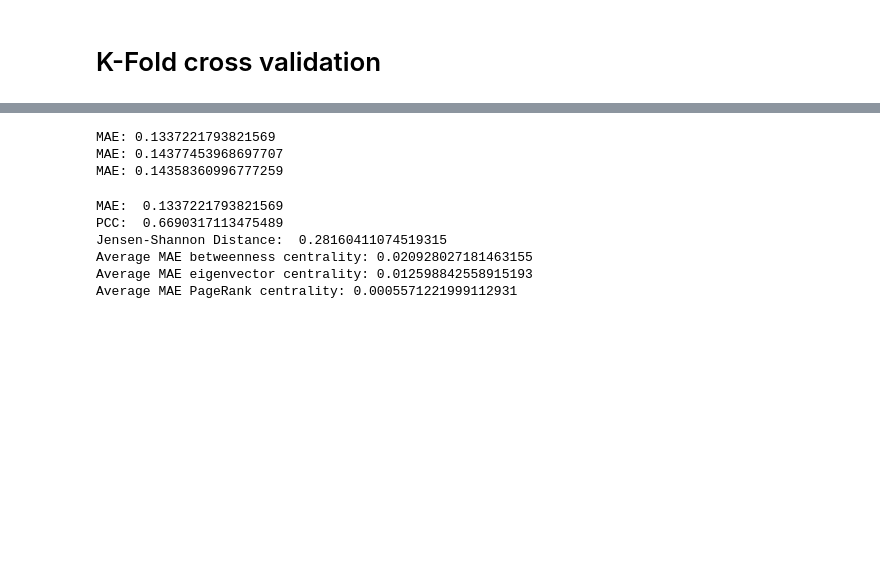
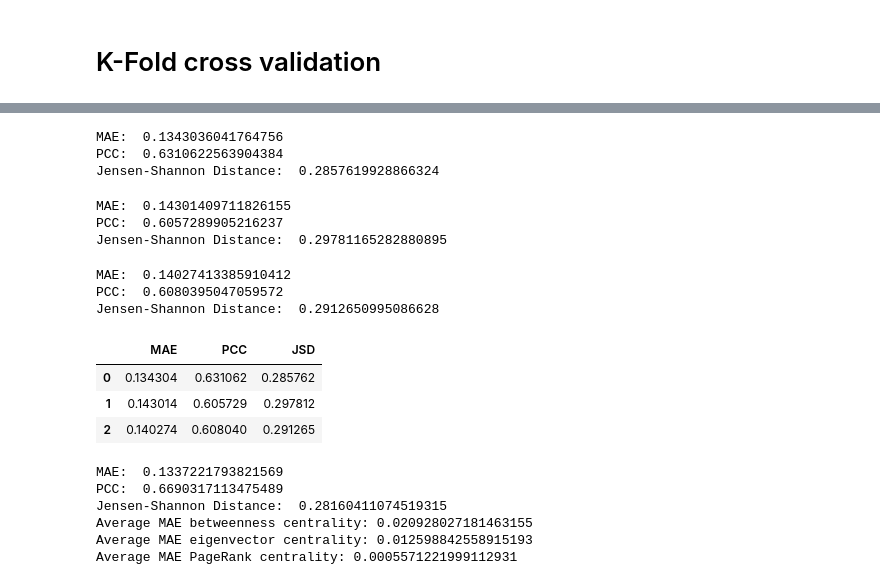
Before and after one commit to Jack47744/graph_super_resolution, a Jupyter notebook: gsr_net/Initial_GSR.ipynb, the cells around one changed output, grey strips where cells are left out. Saved outputs shown, nothing was run; the diff lists cells and outputs as text; code cells hidden in the pictures; blank space fills up the shorter version.

```diff
--- a/gsr_net/Initial_GSR.ipynb
+++ b/gsr_net/Initial_GSR.ipynb
@@ -169,7 +188,7 @@ print(X.shape)
 # %%
 cv = KFold(n_splits=args.splits, random_state=random_seed, shuffle=True)
 
-ks = [0.9, 0.7, 0.6, 0.5]
+ks = [0.9, 0.7, 0.6, 0.5, 0.2]
 
 best_model_fold_list = []
 data_fold_list = []
@@ -311,24 +344,31 @@ def evaluate(pred_matrices, gt_matrices):
 # %%
 res_list = []
 
 for i in range(args.splits):
     _, test_adjs, _, gt_matrices = data_fold_list[i]
     model = best_model_fold_list[i]
     model.eval()
     pred_matrices = np.zeros(gt_matrices.shape)
     with torch.no_grad():
         for j, test_adj in enumerate(test_adjs):
             pred_matrices[j], _, _, _ = model(torch.from_numpy(test_adj))
-    # res_list.append(evaluate(pred_matrices, gt_matrices))
-    pred_1d = MatrixVectorizer.vectorize(pred_matrices).flatten()
-    gt_1d = MatrixVectorizer.vectorize(gt_matrices).flatten()
+    res_list.append(evaluate(pred_matrices, gt_matrices, cal_graph=False))
 
-    mae = mean_absolute_error(pred_1d, gt_1d)
-    print(f"MAE: {mae}")
+pd.DataFrame(res_list)
 # %% [output]
-MAE: 0.1337221793821569
-MAE: 0.14377453968697707
-MAE: 0.14358360996777259
+MAE:  0.1343036041764756
+PCC:  0.6310622563904384
+Jensen-Shannon Distance:  0.2857619928866324
+MAE:  0.14301409711826155
+PCC:  0.6057289905216237
+Jensen-Shannon Distance:  0.29781165282880895
+MAE:  0.14027413385910412
+PCC:  0.6080395047059572
+Jensen-Shannon Distance:  0.2912650995086628
+|  | MAE | PCC | JSD |
+| 0 | 0.134304 | 0.631062 | 0.285762 |
+| 1 | 0.143014 | 0.605729 | 0.297812 |
+| 2 | 0.140274 | 0.608040 | 0.291265 |
 # %%
 # res_list = []
 
```
Also changed, not shown: parts of 4 cells of this notebook, 2 other files.
